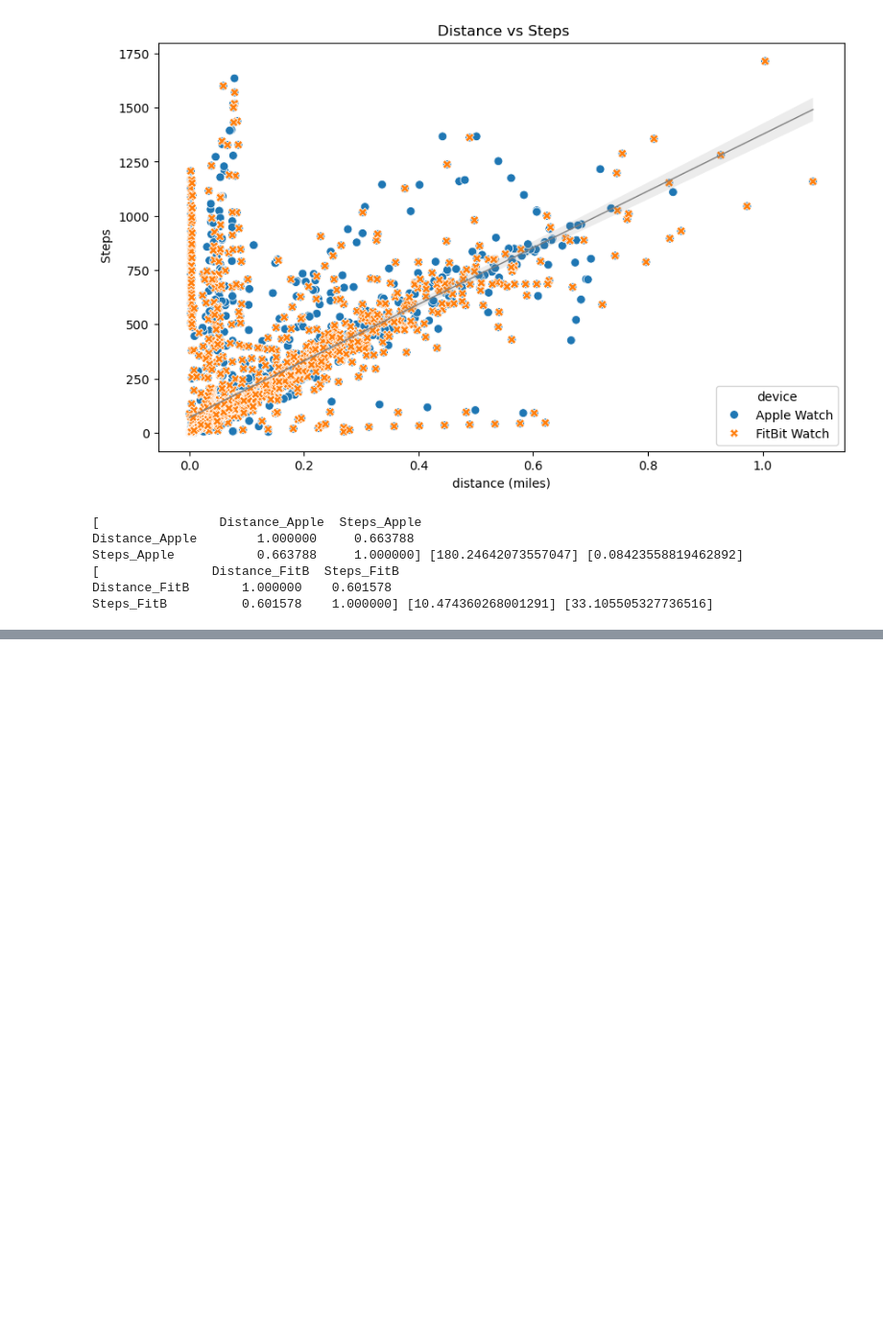
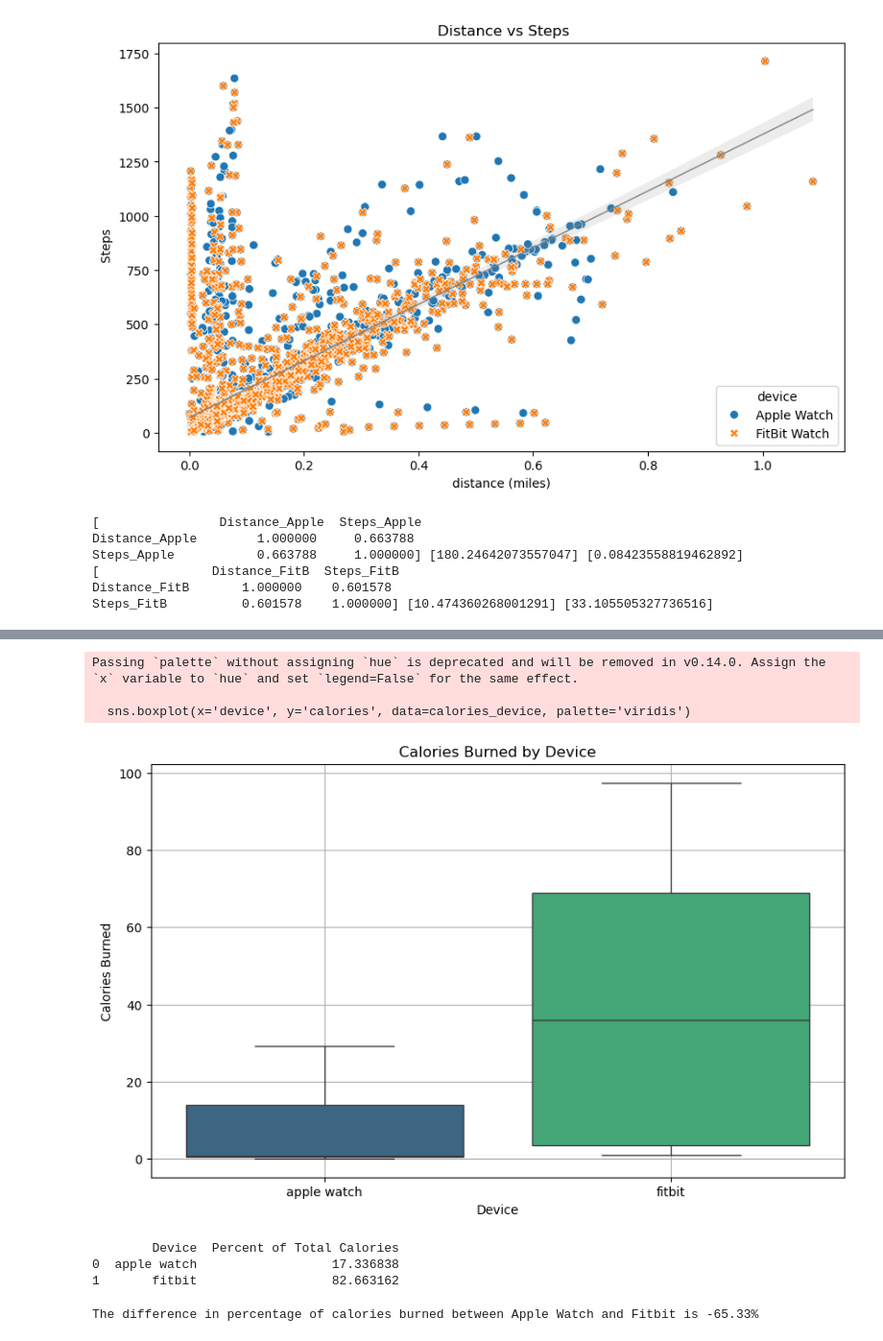
Before and after one commit to DMAR93/Project_1, a Jupyter notebook: Fitness/Wearables.ipynb, the cells around one changed output, grey strips where cells are left out. Shown at 96% size. Drawn from its saved outputs; the diff is of its cells as text; code cells hidden in the pictures; blank space fills up the shorter version.

```diff
--- a/Fitness/Wearables.ipynb
+++ b/Fitness/Wearables.ipynb
@@ -139,0 +215,21 @@ Steps_FitB          0.601578    1.000000] [10.474360268001291] [33.1055053277365
+# %%
+# calories burned using device
+calories_device = Apple_fitbit[['calories', 'device']]
+
+# Create the box plot
+plt.figure(figsize=(10, 6))
+sns.boxplot(x='device', y='calories', data=calories_device, palette='viridis')
+
+# Add labels and title
+plt.xlabel('Device')
+plt.ylabel('Calories Burned')
+plt.title('Calories Burned by Device')
+plt.grid(True)
+
+# Show the plot
+plt.show()
+# %% [output]
+Passing `palette` without assigning `hue` is deprecated and will be removed in v0.14.0. Assign the `x` variable to `hue` and set `legend=False` for the same effect.
+
+  sns.boxplot(x='device', y='calories', data=calories_device, palette='viridis')
+[figure, added]
@@ -139,0 +239,33 @@ Steps_FitB          0.601578    1.000000] [10.474360268001291] [33.1055053277365
+# %%
+#data fram
+calories_device = Apple_fitbit[['calories', 'device']]
+
+# Calculate the total calories burned byr each device
+total_calories_per_device = calories_device.groupby('device')['calories'].sum()
+
+total_calories = total_calories_per_device.sum()
+
+# Calculate the percentage of total calories burned by each device
+percent_calories_per_device = (total_calories_per_device / total_calories) * 100
+
+# Convert to DataFrame for better visuals
+percent_calories_df = percent_calories_per_device.reset_index()
+percent_calories_df.columns = ['Device', 'Percent of Total Calories']
+
+# Print the percentages
+print(percent_calories_df)
+# %% [output]
+        Device  Percent of Total Calories
+0  apple watch                  17.336838
+1       fitbit                  82.663162
+# %%
+apple_percent = 17.336838
+fitbit_percent = 82.663162
+
+# Calculate the difference
+percent_difference = apple_percent - fitbit_percent
+
+# Print the result
+print(f"The difference in percentage of calories burned between Apple Watch and Fitbit is {percent_difference:.2f}%")
+# %% [output]
+The difference in percentage of calories burned between Apple Watch and Fitbit is -65.33%
```
Also changed, not shown: parts of 14 cells of this notebook.
